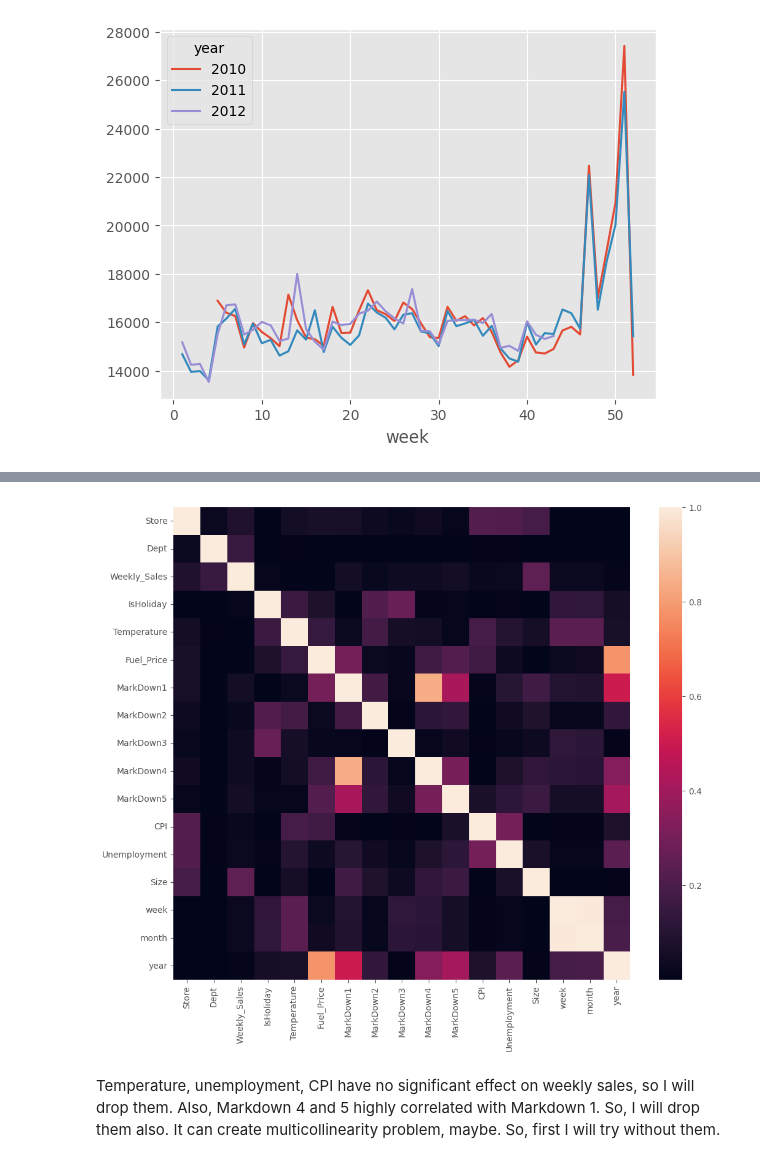
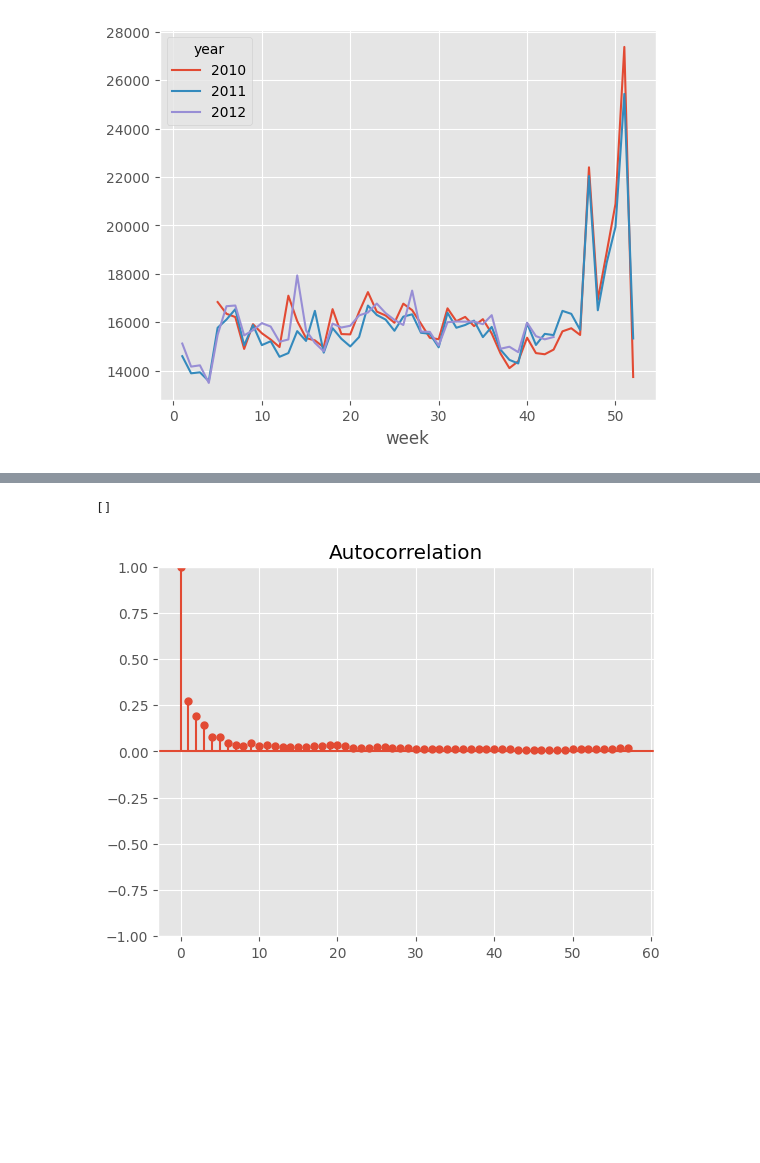
Before and after one commit to ram130849/stock_price_prediction, a Jupyter notebook: Walmart_Sales_Forecast.ipynb, the cells around one changed output, grey strips where cells are left out. Saved outputs shown, nothing was run; the diff lists cells and outputs as text; code cells hidden in the pictures; blank space fills up the shorter version.

```diff
--- a/Walmart_Sales_Forecast.ipynb
+++ b/Walmart_Sales_Forecast.ipynb
@@ -327,13 +337,8 @@ weekly_sales.plot()
+# %%
+drop_col = ['Temperature','MarkDown4','Fuel_Price','CPI','Unemployment']
+df.drop(drop_col, axis=1, inplace=True)
 # %%
 df.to_csv('clean_data.csv')
-# %%
-plt.figure(figsize = (12,10))
-sns.heatmap(df.corr().abs())    # To see the correlations
-plt.show()
-# %% [output]
-[figure, removed]
-# %% [markdown]
-Temperature, unemployment, CPI have no significant effect on weekly sales, so I will drop them. Also, Markdown 4 and 5 highly correlated with Markdown 1. So, I will drop them also. It can create multicollinearity problem, maybe. So, first I will try without them.
 # %%
 # Size and type are highly correlated with weekly sales
 df = df.sort_values(by='Date', ascending=True)
@@ -348,3 +353,9 @@ X_train = train_data[used_cols]
 X_test = test_data[used_cols]
 y_train = train_data[target]
 y_test = test_data[target]
+# %%
+plot_acf(df['Weekly_Sales'])
+plt.plot()
+# %% [output]
+[]
+[figure, added]
```
Also changed, not shown: parts of 13 cells of this notebook.
